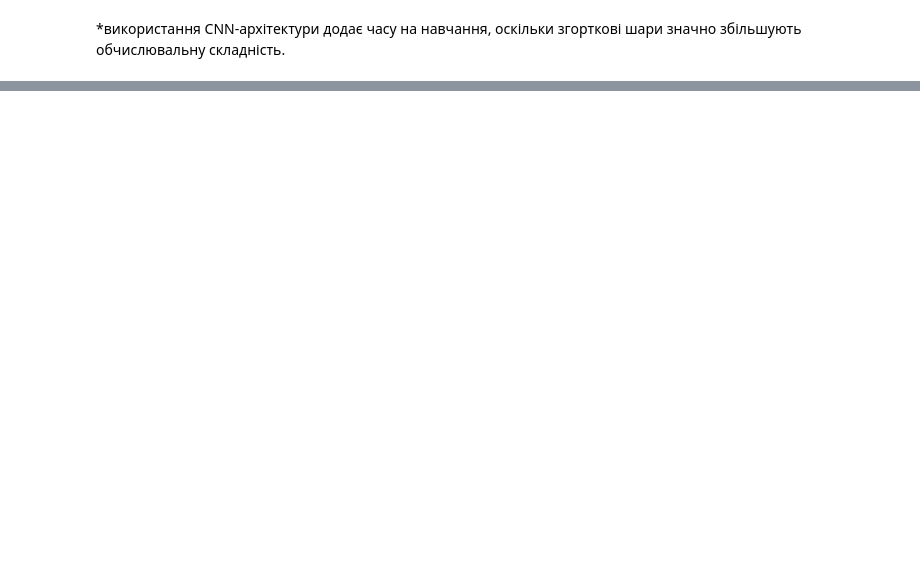
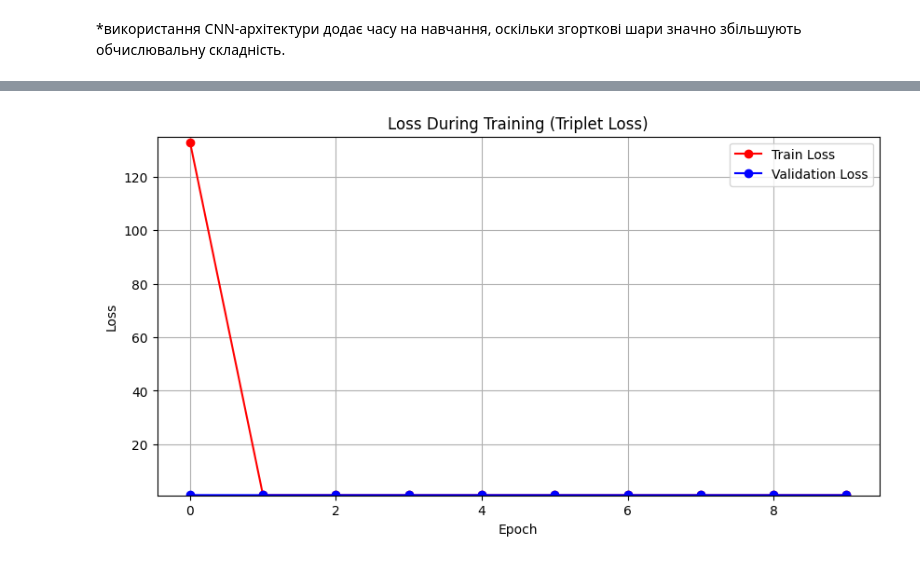
Before and after one commit to kurkur19/Neural_networks_Al_Khmuz_BS_25, a Jupyter notebook: 7lab_NN_Al_Khmuz_BS_25.ipynb, the cells around one changed output, grey strips where cells are left out. Saved outputs shown, nothing was run; the diff lists cells and outputs as text; code cells hidden in the pictures; blank space fills up the shorter version.

```diff
--- a/7lab_NN_Al_Khmuz_BS_25.ipynb
+++ b/7lab_NN_Al_Khmuz_BS_25.ipynb
@@ -472,0 +581,20 @@ Epoch 10/10
+# %%
+import matplotlib.pyplot as plt
+
+# Значення втрат із результатів тренування
+train_loss = [132.9462, 1.0133, 1.0027, 1.0022, 1.0037, 1.0056, 1.0001, 1.0039, 1.0032, 1.0006]
+val_loss = [1.0336, 1.0130, 1.0155, 1.0103, 1.0090, 1.0074, 1.0037, 1.0038, 1.0033, 1.0042]
+
+# Побудова графіка
+plt.figure(figsize=(10, 5))
+plt.plot(train_loss, label='Train Loss', marker='o', color='red')
+plt.plot(val_loss, label='Validation Loss', marker='o', color='blue')
+plt.title('Loss During Training (Triplet Loss)')
+plt.xlabel('Epoch')
+plt.ylabel('Loss')
+plt.ylim(0.9, 135)  # Діапазон для адекватного відображення значень
+plt.legend()
+plt.grid()
+plt.show()
+# %% [output]
+[figure, added]
```
Also changed, not shown: parts of 23 cells of this notebook.
